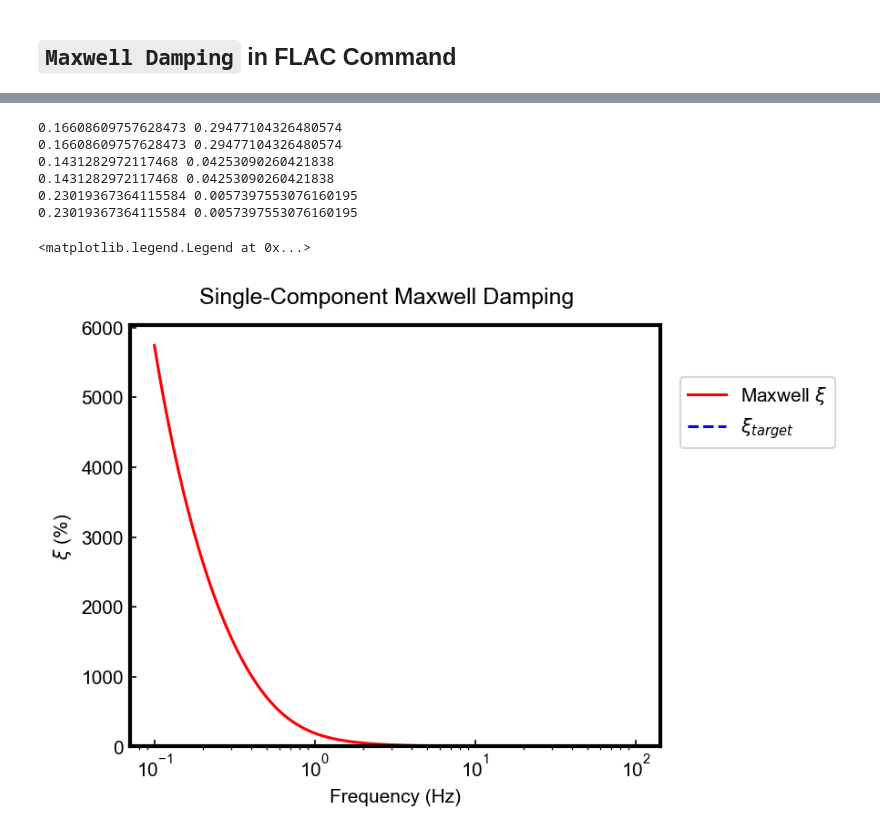
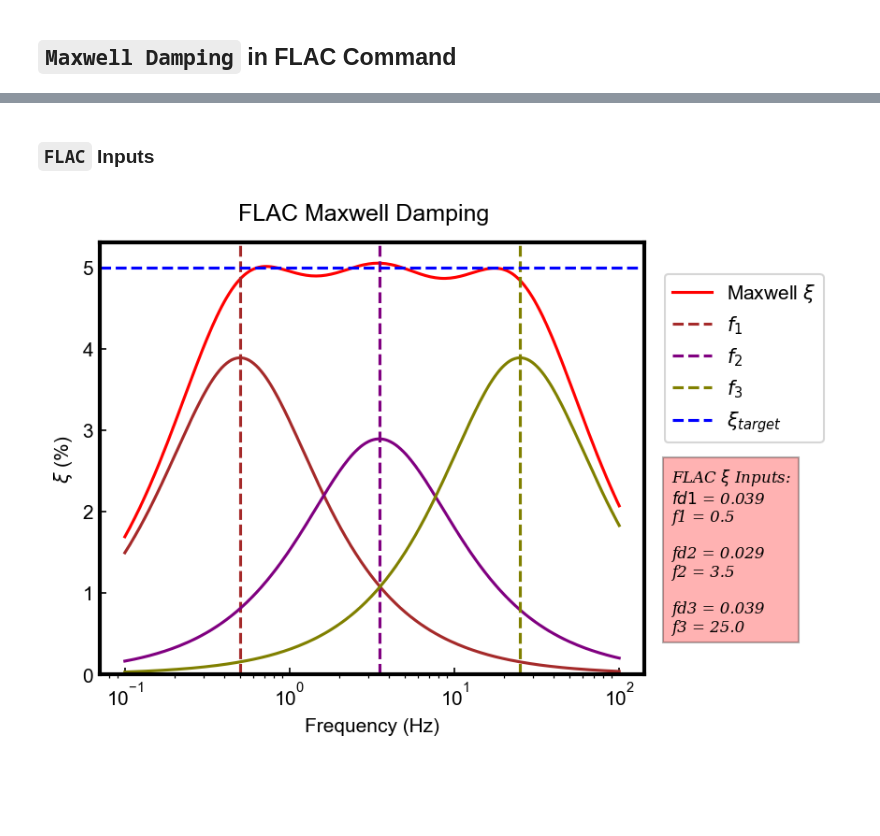
Before and after one commit to xzzgameboy/MaxwellDamping_FLAC, a Jupyter notebook: example/Maxwell_Damping_FLAC.ipynb, the cells around one changed output, grey strips where cells are left out. Cells and saved outputs as stored; diff of their text form; code cells hidden in the pictures; blank space fills up the shorter version.

Commit message:
update_plot

```diff
--- a/example/Maxwell_Damping_FLAC.ipynb
+++ b/example/Maxwell_Damping_FLAC.ipynb
@@ -14,8 +12,3 @@ plt.rcParams['figure.dpi'] = 150
-# %%
-target_damping = 5.0 #-[%]
-f_a = 0.1 # -[Hz]
-f_b = 100 #-[Hz]
-freq_band = np.logspace(np.log10(f_a), np.log10(f_b), num=100)
 # %%
 def get_single_maxwell_component(f_max: float,
                                 d_max: float,
@@ -89,29 +79,44 @@ def get_flac_maxwell(fd1: float, f1: float,
+# %% [markdown]
+### `FLAC` Inputs
+# %%
+fd1 = 0.039
+f1 = 0.5
+fd2 = 0.029
+f2 = 3.5
+fd3 = 0.039
+f3 = 25.0
+target_damping = 5.0
 # %%
-fd1 = 0.0385
-f1 = 0.5
-fd2 = 0.0335
-f2 = 3.5
-fd3 = 0.0520
-f3 =25.0
-target_damping = 5.0
+fd_all= [fd1, fd2, fd3]
+f_all = [f1, f2, f3]
 
-damping_maxwell, freq_band = get_flac_maxwell(fd1, f1,fd2, f2, fd3, f3)
+color_list = ['brown', 'purple', 'olive']
+damping_maxwell, freq_band = get_flac_maxwell(fd1, f1, fd2, f2, fd3, f3)
 fig, ax = plt.subplots(nrows=1, ncols=1, figsize=(5, 4))
-fig.suptitle('Single-Component Maxwell Damping', fontsize=12, y=0.95)
+fig.suptitle('FLAC Maxwell Damping', fontsize=12, y=0.95)
 ax.semilogx(freq_band, damping_maxwell, color='red',label=r'Maxwell $\xi$')
 
+for index, (freq, fd) in enumerate(zip(f_all, fd_all)):
+        xi_maxwell = get_single_maxwell_component(freq, fd, freq_band)
+        ax.semilogx(freq_band, xi_maxwell, color=color_list[index])
+        ax.axvline(x=freq, label=f'$f_{index+1}$', color=color_list[index], ls='--')
+
 ax.axhline(y=target_damping, color='blue',ls='--',label=r'$\xi_{target}$')
+
 ax.set_ylim(0, None)
 ax.set_ylabel(r'$\xi$ (%)')
 ax.set_xlabel('Frequency (Hz)')
 ax.tick_params(axis='both', direction='in')
-ax.legend(bbox_to_anchor=(1.02, 0.9), loc='upper left')
+ax.legend(bbox_to_anchor=(1.02, 0.95), loc='upper left')
+t = str(r"FLAC $\xi$ Inputs:" +
+    f"\n$fd1$ = {fd1}\nf1 = {f1}" +
+    f'\n ' +
+    f"\nfd2 = {fd2}\nf2 = {f2}" +
+    f'\n '
+    f"\nfd3 = {fd3}\nf3 = {f3}")
+
+ax.text(1.05, 0.1, t, bbox=dict(facecolor='red', alpha=0.3), transform=ax.transAxes, family='serif', style='italic',size=8)
+plt.show()
+plt.close()
 # %% [output]
-0.16608609757628473 0.29477104326480574
-0.16608609757628473 0.29477104326480574
-0.1431282972117468 0.04253090260421838
-0.1431282972117468 0.04253090260421838
-0.23019367364115584 0.0057397553076160195
-0.23019367364115584 0.0057397553076160195
-<matplotlib.legend.Legend at 0x...>
-[figure, old version]
+[figure, new version]
```
Also changed, not shown: parts of 5 cells of this notebook, 1 other file.
